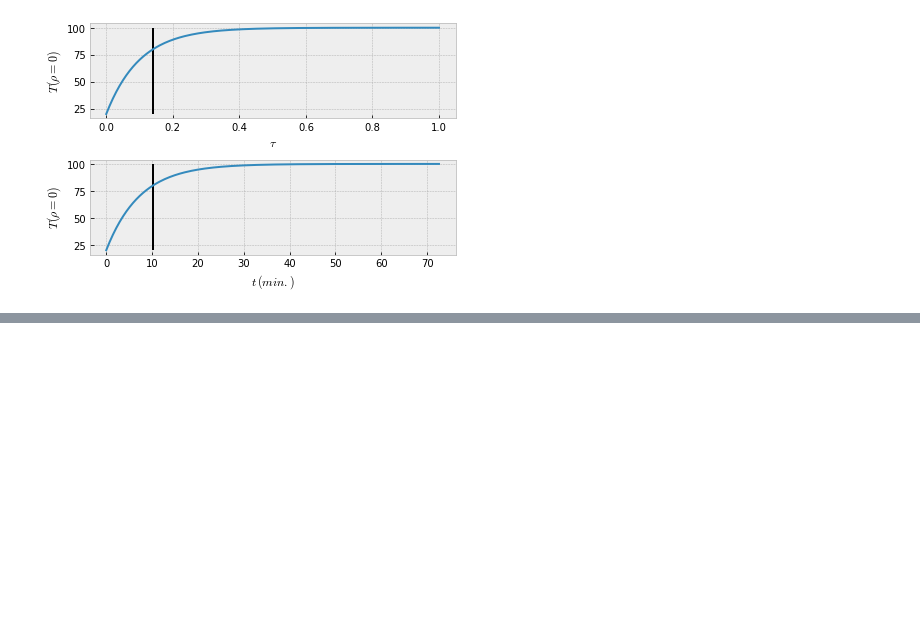
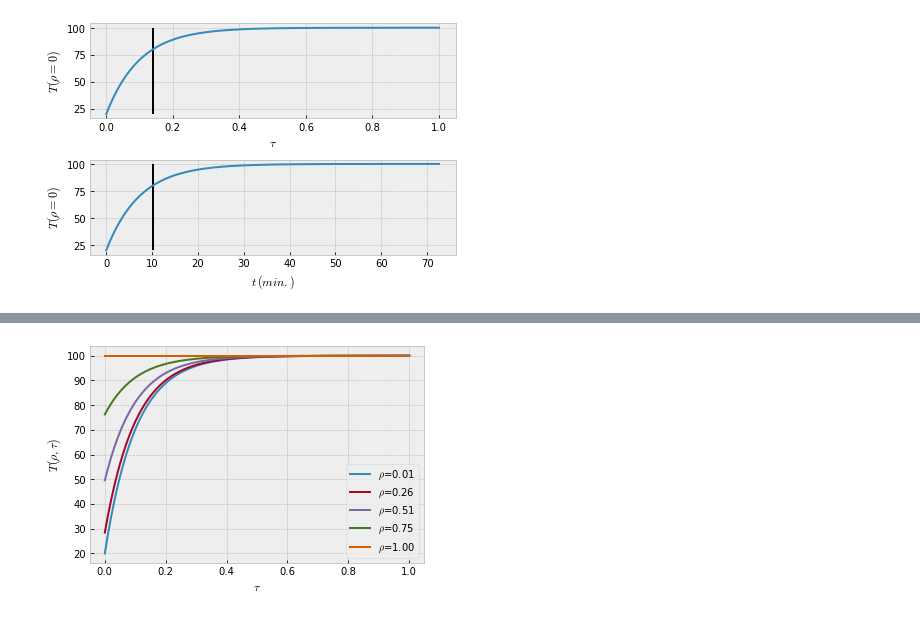
Before and after one commit to flothesof/posts, a Jupyter notebook: 20200823_Centrale2016PSI_PC2_CuissonDesOeufs.ipynb, the cells around one changed output, grey strips where cells are left out. Cells and saved outputs as stored; diff of their text form; code cells hidden in the pictures; blank space fills up the shorter version.

```diff
--- a/20200823_Centrale2016PSI_PC2_CuissonDesOeufs.ipynb
+++ b/20200823_Centrale2016PSI_PC2_CuissonDesOeufs.ipynb
@@ -424,0 +635,16 @@ plt.tight_layout()
+# %%
+taus = np.linspace(0, 1, num=200)
+rhos = np.linspace(0+0.01, 1, num=5)
+beta = (T_0 - T_eb) / np.pi
+
+
+fig, ax = plt.subplots()
+
+for rho in rhos:
+    T = T_eb + beta * np.sin(np.pi * rho) / rho * np.exp(-np.pi**2 * taus) - T_Kelvin
+    ax.plot(taus, T, label=f'$\\rho$={rho:.2f}')
+ax.set_xlabel(r'$\tau$')
+ax.set_ylabel(r'$T(\rho, \tau)$')
+ax.legend();
+# %% [output]
+[figure, added]
```
Also changed, not shown: parts of 53 cells of this notebook.
